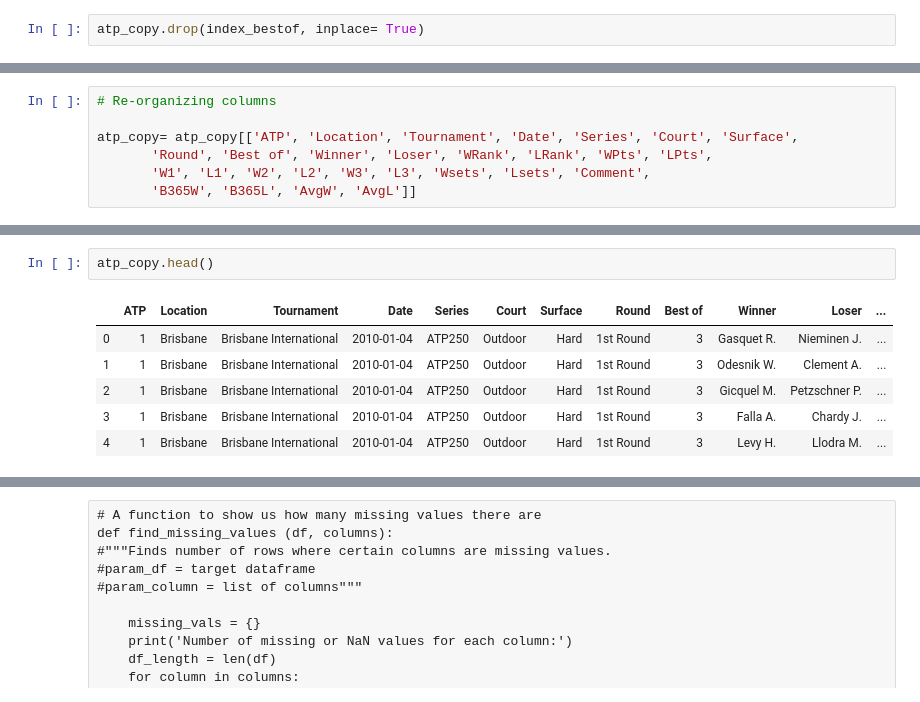
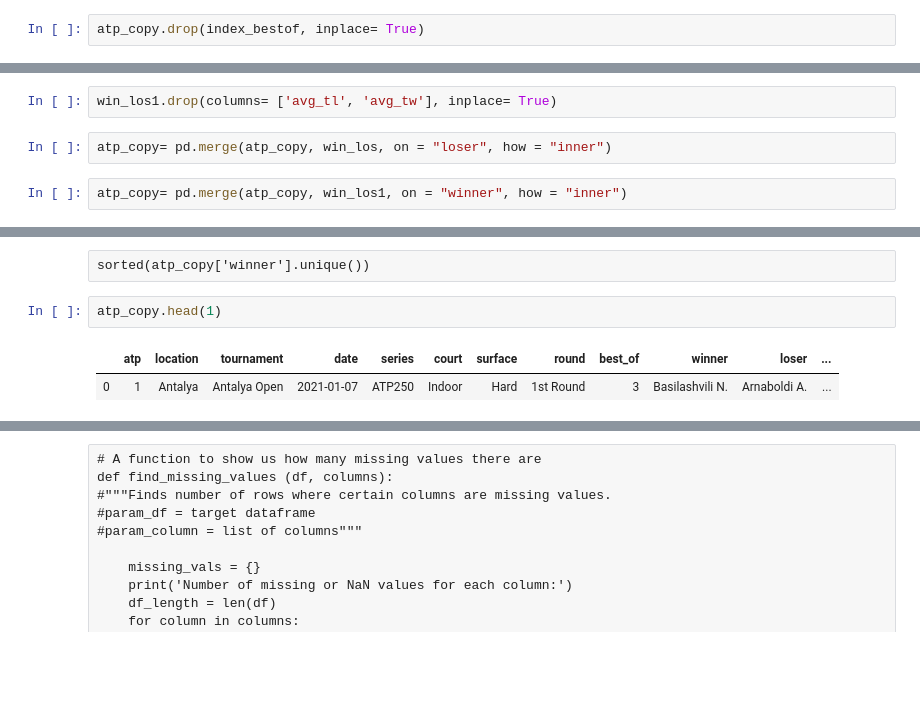
Before and after one commit to CommanderPoe/tennis-prediction, a Jupyter notebook: tennis-prediction.ipynb, the cells around one changed output, grey strips where cells are left out. Saved outputs shown, nothing was run; the diff lists cells and outputs as text; blank space fills up the shorter version.

```diff
--- a/tennis-prediction.ipynb
+++ b/tennis-prediction.ipynb
@@ -216,0 +531,6 @@ KeyError: 'AvgW'
+# %%
+win_los1.drop(columns= ['avg_tl', 'avg_tw'], inplace= True)
+# %%
+atp_copy= pd.merge(atp_copy, win_los, on = "loser", how = "inner")
+# %%
+atp_copy= pd.merge(atp_copy, win_los1, on = "winner", how = "inner")
@@ -240,7 +555,0 @@ atp_copy.drop(columns= drops_cols, inplace= True)
-# %%
-# Re-organizing columns
-
-atp_copy= atp_copy[['ATP', 'Location', 'Tournament', 'Date', 'Series', 'Court', 'Surface',
-       'Round', 'Best of', 'Winner', 'Loser', 'WRank', 'LRank', 'WPts', 'LPts',
-       'W1', 'L1', 'W2', 'L2', 'W3', 'L3', 'Wsets', 'Lsets', 'Comment',
-       'B365W', 'B365L', 'AvgW', 'AvgL']]
@@ -247,9 +588,7 @@ atp_copy= atp_copy[['ATP', 'Location', 'Tournament', 'Date', 'Series', 'Court',
+# %% [raw]
+sorted(atp_copy['winner'].unique())
 # %%
-atp_copy.head()
+atp_copy.head(1)
 # %% [output]
-|  | ATP | Location | Tournament | Date | Series | Court | Surface | Round | Best of | Winner | Loser | ... |
-| 0 | 1 | Brisbane | Brisbane International | 2010-01-04 | ATP250 | Outdoor | Hard | 1st Round | 3 | Gasquet R. | Nieminen J. | ... |
-| 1 | 1 | Brisbane | Brisbane International | 2010-01-04 | ATP250 | Outdoor | Hard | 1st Round | 3 | Odesnik W. | Clement A. | ... |
-| 2 | 1 | Brisbane | Brisbane International | 2010-01-04 | ATP250 | Outdoor | Hard | 1st Round | 3 | Gicquel M. | Petzschner P. | ... |
-| 3 | 1 | Brisbane | Brisbane International | 2010-01-04 | ATP250 | Outdoor | Hard | 1st Round | 3 | Falla A. | Chardy J. | ... |
-| 4 | 1 | Brisbane | Brisbane International | 2010-01-04 | ATP250 | Outdoor | Hard | 1st Round | 3 | Levy H. | Llodra M. | ... |
+|  | atp | location | tournament | date | series | court | surface | round | best_of | winner | loser | ... |
+| 0 | 1 | Antalya | Antalya Open | 2021-01-07 | ATP250 | Indoor | Hard | 1st Round | 3 | Basilashvili N. | Arnaboldi A. | ... |
```
Also changed, not shown: parts of 128 cells of this notebook.
